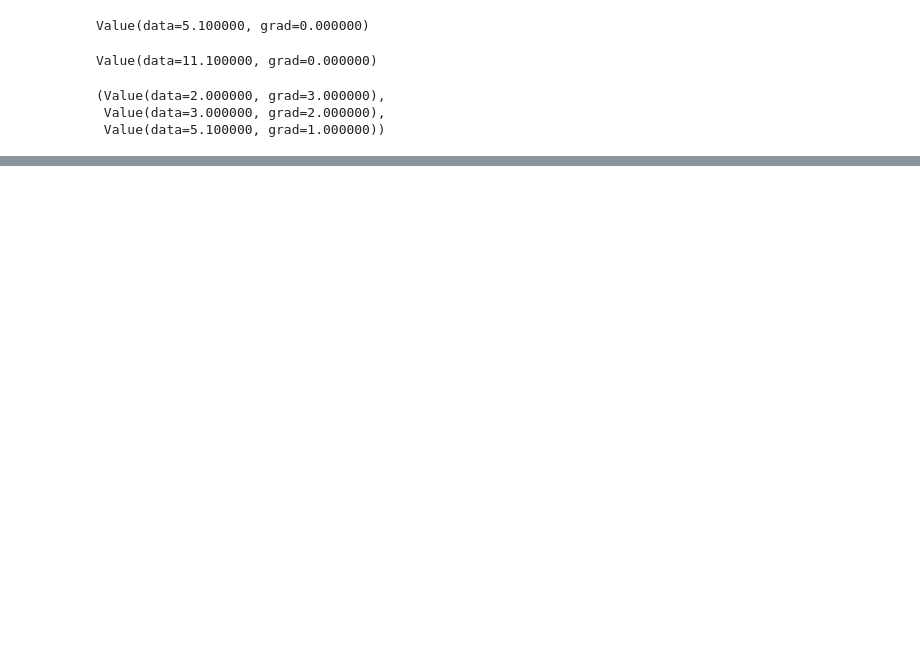
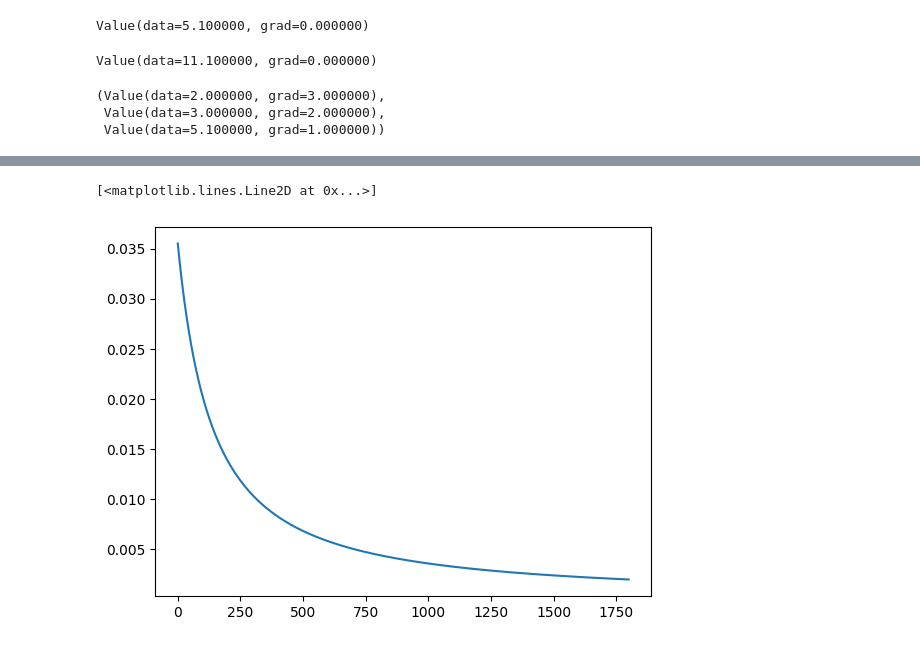
Before and after one commit to steve-z-seattle/undergrad, a Jupyter notebook: undergrad/scratch.ipynb, the cells around one changed output, grey strips where cells are left out. Saved outputs shown, nothing was run; the diff lists cells and outputs as text; code cells hidden in the pictures; blank space fills up the shorter version.

```diff
--- a/undergrad/scratch.ipynb
+++ b/undergrad/scratch.ipynb
@@ -290,0 +310,5 @@ plt.plot(loss)
+# %%
+plt.plot(loss[200:])
+# %% [output]
+[<matplotlib.lines.Line2D at 0x...>]
+[figure, added]
```
Also changed, not shown: parts of 29 cells of this notebook.
